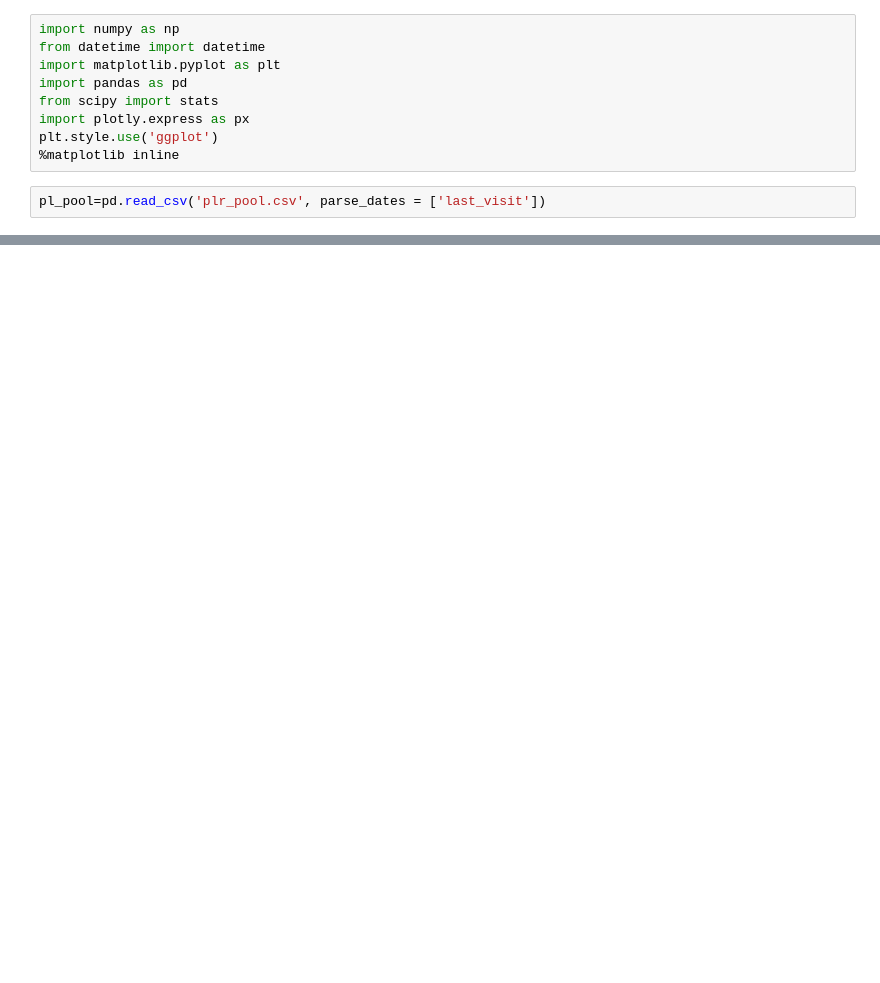
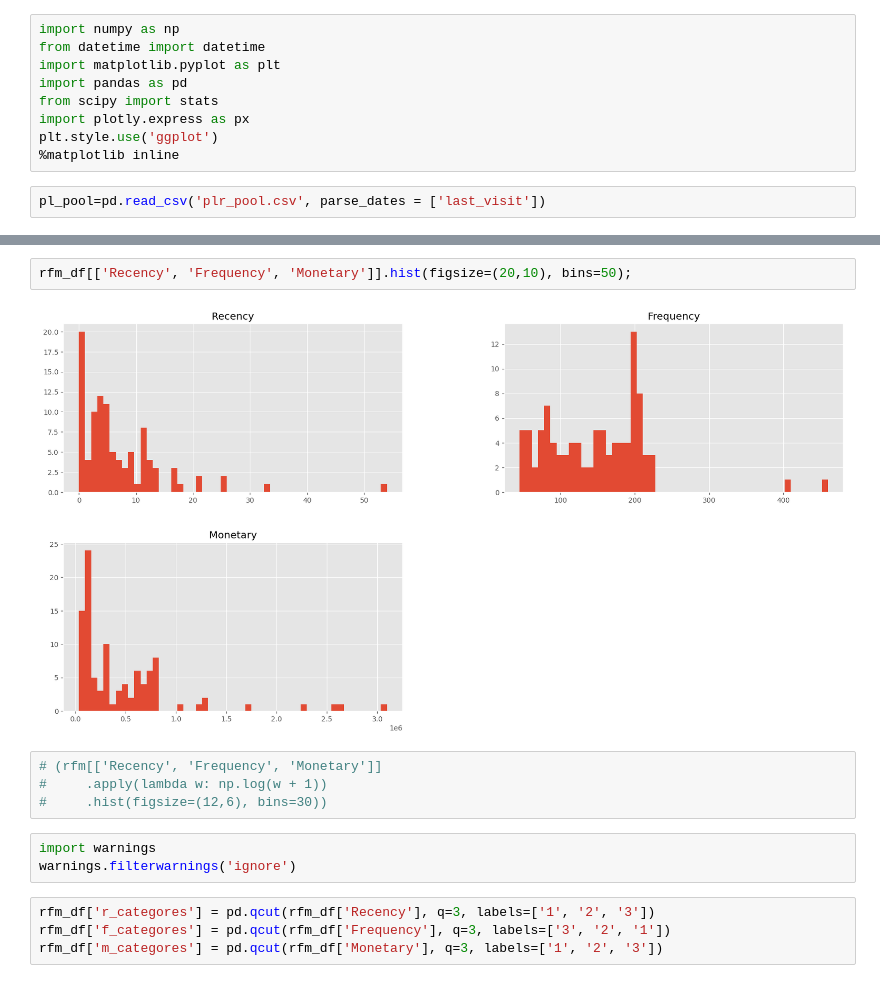
Before and after one commit to TrR1s/DS_examples, a Jupyter notebook: rfm.ipynb, the cells around one changed output, grey strips where cells are left out. Cells and saved outputs as stored; diff of their text form; blank space fills up the shorter version.

```diff
--- a/rfm.ipynb
+++ b/rfm.ipynb
@@ -59,0 +57,15 @@ pl_pool.describe()
+# %%
+rfm_df[['Recency', 'Frequency', 'Monetary']].hist(figsize=(20,10), bins=50);
+# %% [output]
+[figure, added]
+# %%
+# (rfm[['Recency', 'Frequency', 'Monetary']]
+#     .apply(lambda w: np.log(w + 1))
+#     .hist(figsize=(12,6), bins=30))
+# %%
+import warnings
+warnings.filterwarnings('ignore')
+# %%
+rfm_df['r_categores'] = pd.qcut(rfm_df['Recency'], q=3, labels=['1', '2', '3'])
+rfm_df['f_categores'] = pd.qcut(rfm_df['Frequency'], q=3, labels=['3', '2', '1'])
+rfm_df['m_categores'] = pd.qcut(rfm_df['Monetary'], q=3, labels=['1', '2', '3'])
```
Also changed, not shown: parts of 13 cells of this notebook, 10 other files.
